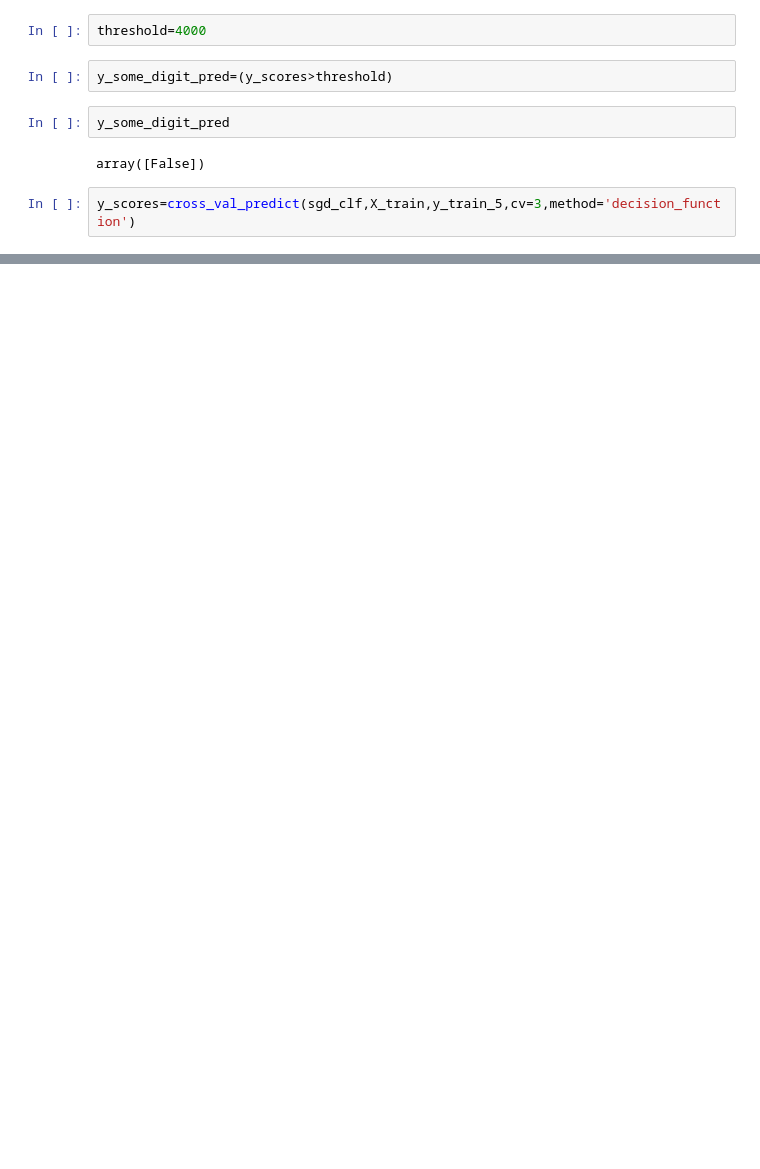
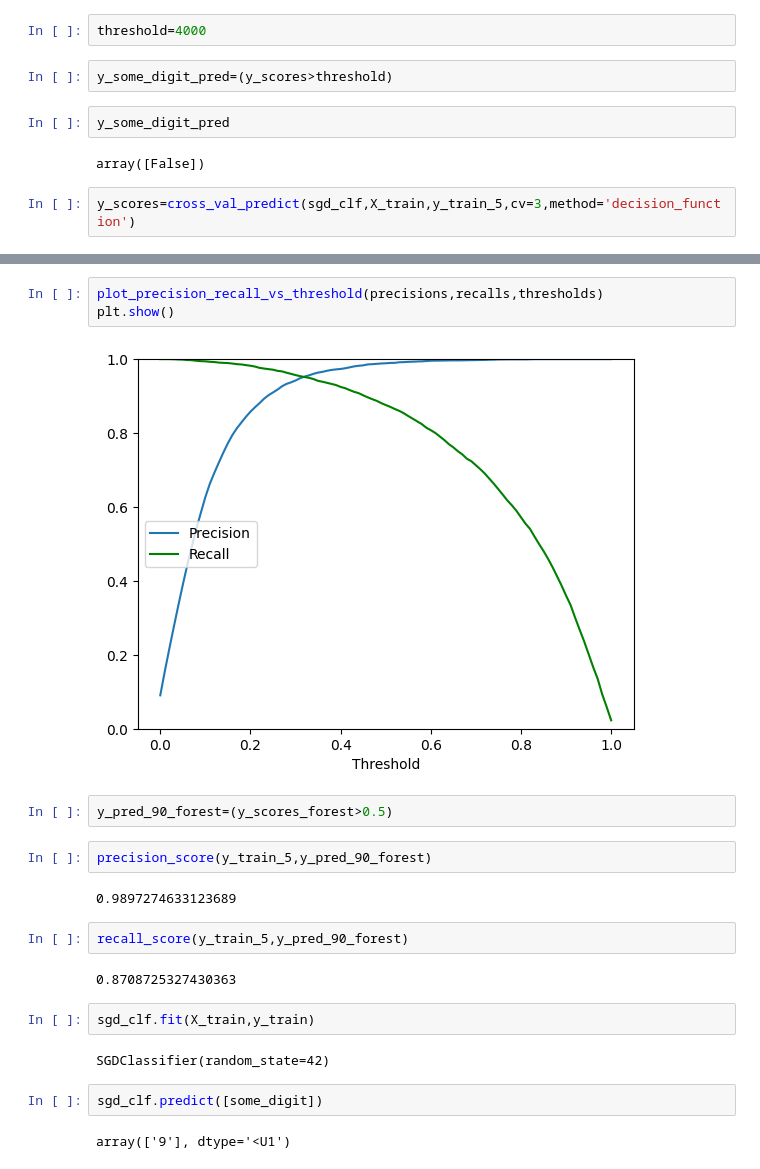
Before and after one commit to Paprotny/DataScienceLearning, a Jupyter notebook: Scikit-Learn/notebooks/Chapter3.ipynb, the cells around one changed output, grey strips where cells are left out. Cells and saved outputs as stored; diff of their text form; blank space fills up the shorter version.

```diff
--- a/Scikit-Learn/notebooks/Chapter3.ipynb
+++ b/Scikit-Learn/notebooks/Chapter3.ipynb
@@ -169,0 +237,23 @@ y_scores=cross_val_predict(sgd_clf,X_train,y_train_5,cv=3,method='decision_funct
+# %%
+plot_precision_recall_vs_threshold(precisions,recalls,thresholds)
+plt.show()
+# %% [output]
+[figure, added]
+# %%
+y_pred_90_forest=(y_scores_forest>0.5)
+# %%
+precision_score(y_train_5,y_pred_90_forest)
+# %% [output]
+0.9897274633123689
+# %%
+recall_score(y_train_5,y_pred_90_forest)
+# %% [output]
+0.8708725327430363
+# %%
+sgd_clf.fit(X_train,y_train)
+# %% [output]
+SGDClassifier(random_state=42)
+# %%
+sgd_clf.predict([some_digit])
+# %% [output]
+array(['9'], dtype='<U1')
```
Also changed, not shown: parts of 47 cells of this notebook, 1 other file.
